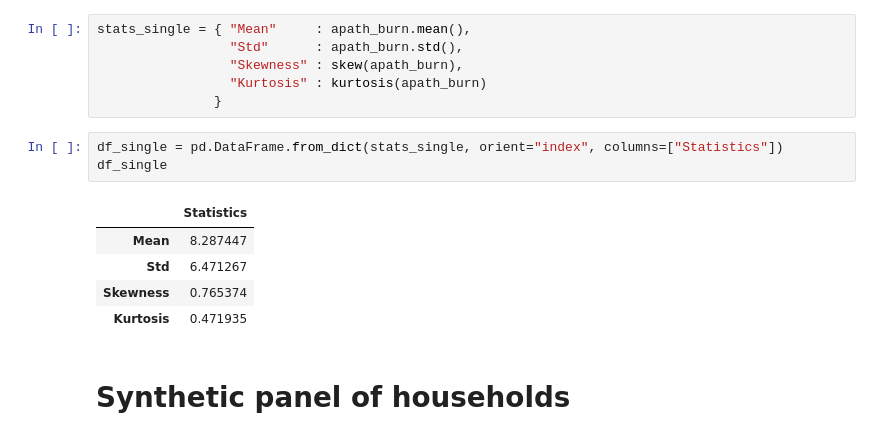
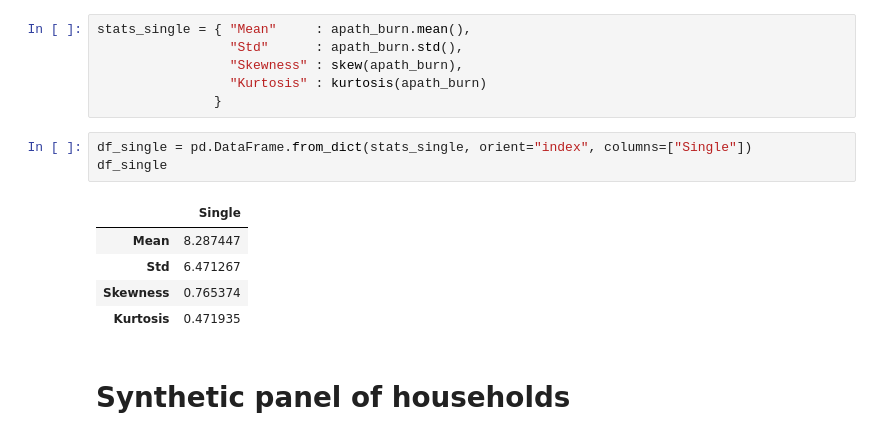
Before and after one commit to phantomachine/macroteoria, a Jupyter notebook: exercises11/Bewley-Aiyagari-Panel-Simulation.ipynb, the cells around one changed output. Drawn from its saved outputs; the diff is of its cells as text.

```diff
--- a/exercises11/Bewley-Aiyagari-Panel-Simulation.ipynb
+++ b/exercises11/Bewley-Aiyagari-Panel-Simulation.ipynb
@@ -151,10 +151,10 @@ stats_single = { "Mean"     : apath_burn.mean(),
                  "Kurtosis" : kurtosis(apath_burn)
                }
 # %%
-df_single = pd.DataFrame.from_dict(stats_single, orient="index", columns=["Statistics"])
+df_single = pd.DataFrame.from_dict(stats_single, orient="index", columns=["Single"])
 df_single
 # %% [output]
-|  | Statistics |
+|  | Single |
 | Mean | 8.287447 |
 | Std | 6.471267 |
 | Skewness | 0.765374 |
```
Also changed, not shown: parts of 5 cells of this notebook.
